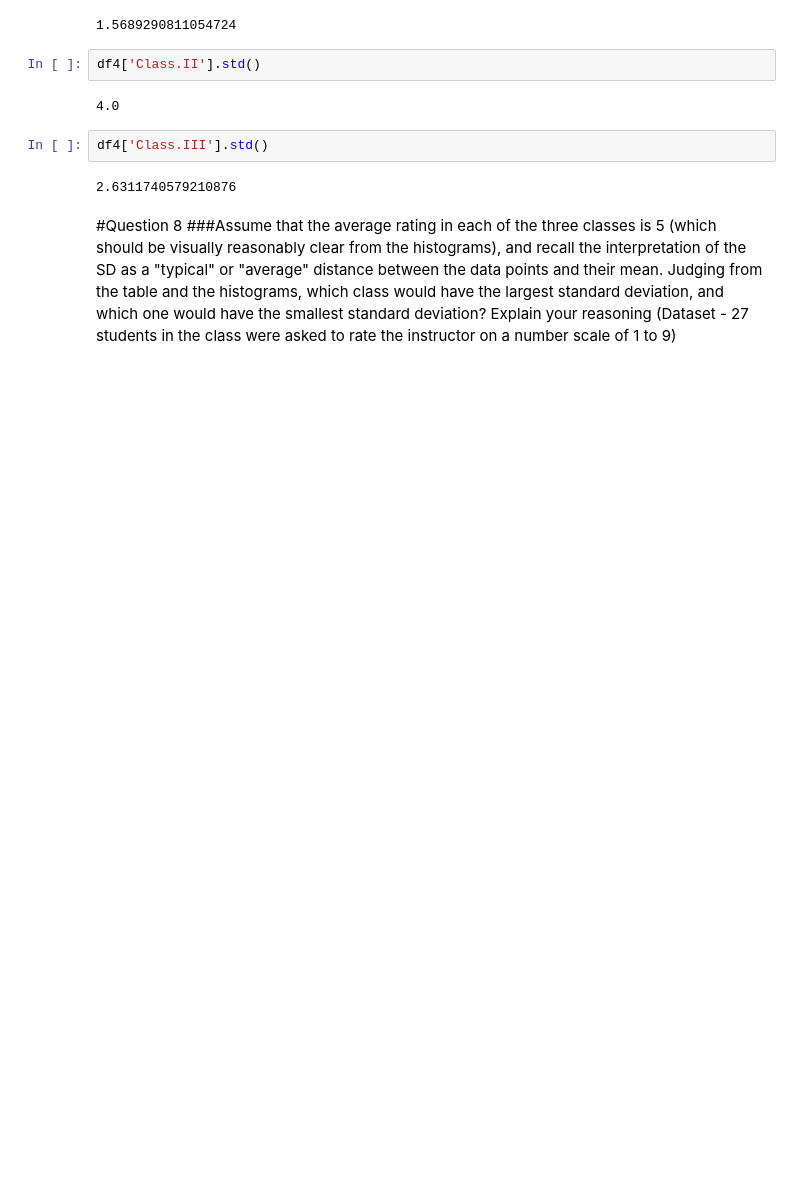
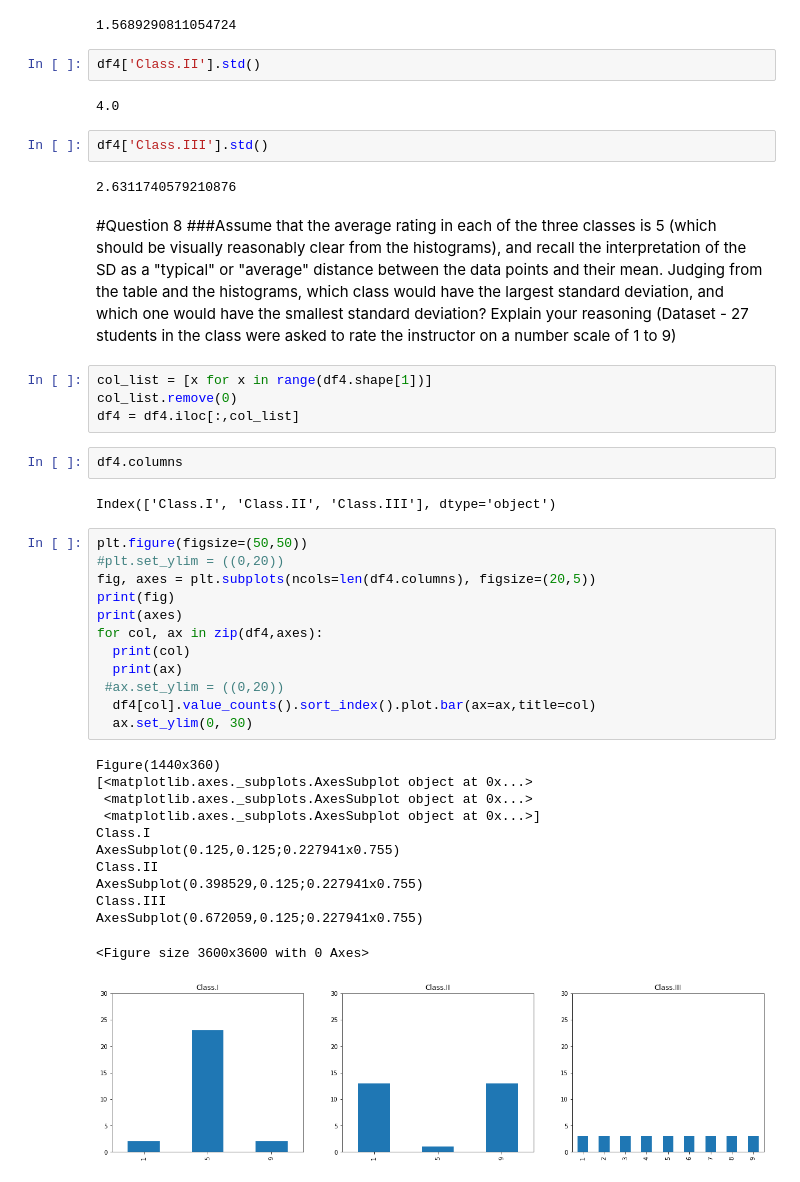
Before and after one commit to Paymanshus/ML-Sem-V, a Jupyter notebook: ML_070620.ipynb, the cells around one changed output. Saved outputs shown, nothing was run; the diff lists cells and outputs as text; blank space fills up the shorter version.

```diff
--- a/ML_070620.ipynb
+++ b/ML_070620.ipynb
@@ -184,3 +176,36 @@ df4['Class.III'].std()
 # %% [markdown]
 #Question 8
 ###Assume that the average rating in each of the three classes is 5 (which should be visually reasonably clear from the histograms), and recall the interpretation of the SD as a "typical" or "average" distance between the data points and their mean. Judging from the table and the histograms, which class would have the largest standard deviation, and which one would have the smallest standard deviation? Explain your reasoning (Dataset - 27 students in the class were asked to rate the instructor on a number scale of 1 to 9)
+# %%
+col_list = [x for x in range(df4.shape[1])]
+col_list.remove(0)
+df4 = df4.iloc[:,col_list]
+# %%
+df4.columns
+# %% [output]
+Index(['Class.I', 'Class.II', 'Class.III'], dtype='object')
+# %%
+plt.figure(figsize=(50,50))
+#plt.set_ylim = ((0,20))
+fig, axes = plt.subplots(ncols=len(df4.columns), figsize=(20,5))
+print(fig)
+print(axes)
+for col, ax in zip(df4,axes):
+  print(col)
+  print(ax)
+ #ax.set_ylim = ((0,20))
+  df4[col].value_counts().sort_index().plot.bar(ax=ax,title=col)
+  ax.set_ylim(0, 30)
+# %% [output]
+Figure(1440x360)
+[<matplotlib.axes._subplots.AxesSubplot object at 0x...>
+ <matplotlib.axes._subplots.AxesSubplot object at 0x...>
+ <matplotlib.axes._subplots.AxesSubplot object at 0x...>]
+Class.I
+AxesSubplot(0.125,0.125;0.227941x0.755)
+Class.II
+AxesSubplot(0.398529,0.125;0.227941x0.755)
+Class.III
+AxesSubplot(0.672059,0.125;0.227941x0.755)
+<Figure size 3600x3600 with 0 Axes>
+[figure, added]
```
Also changed, not shown: parts of 2 cells of this notebook.
